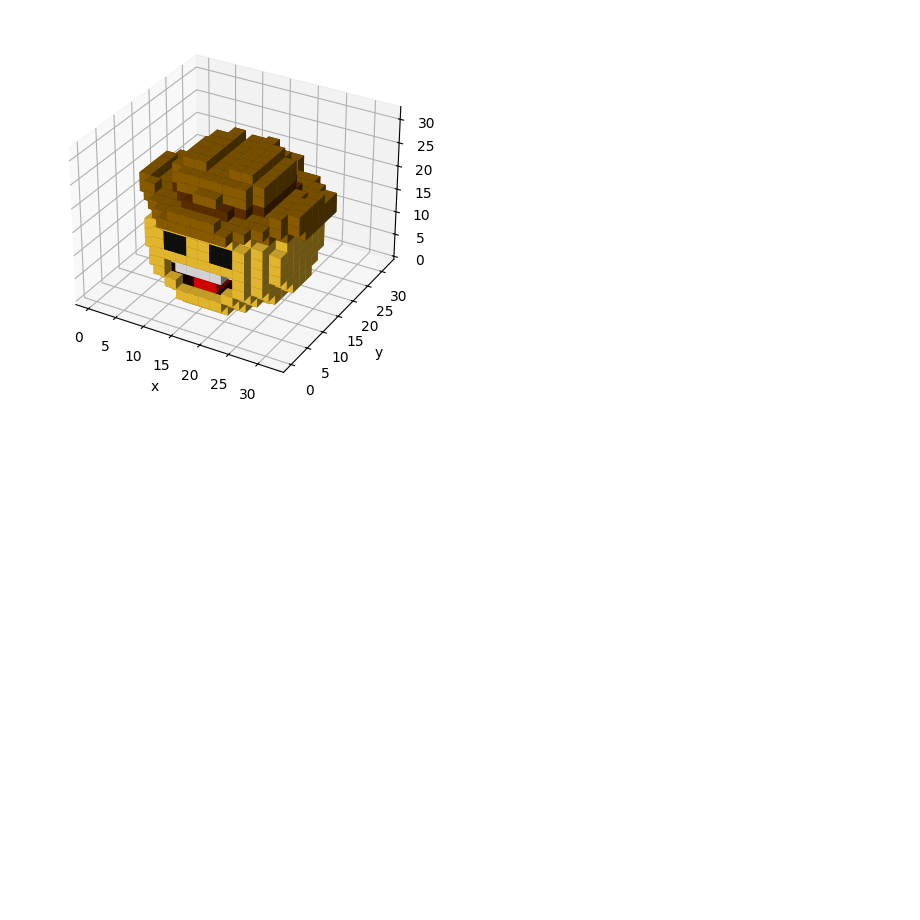
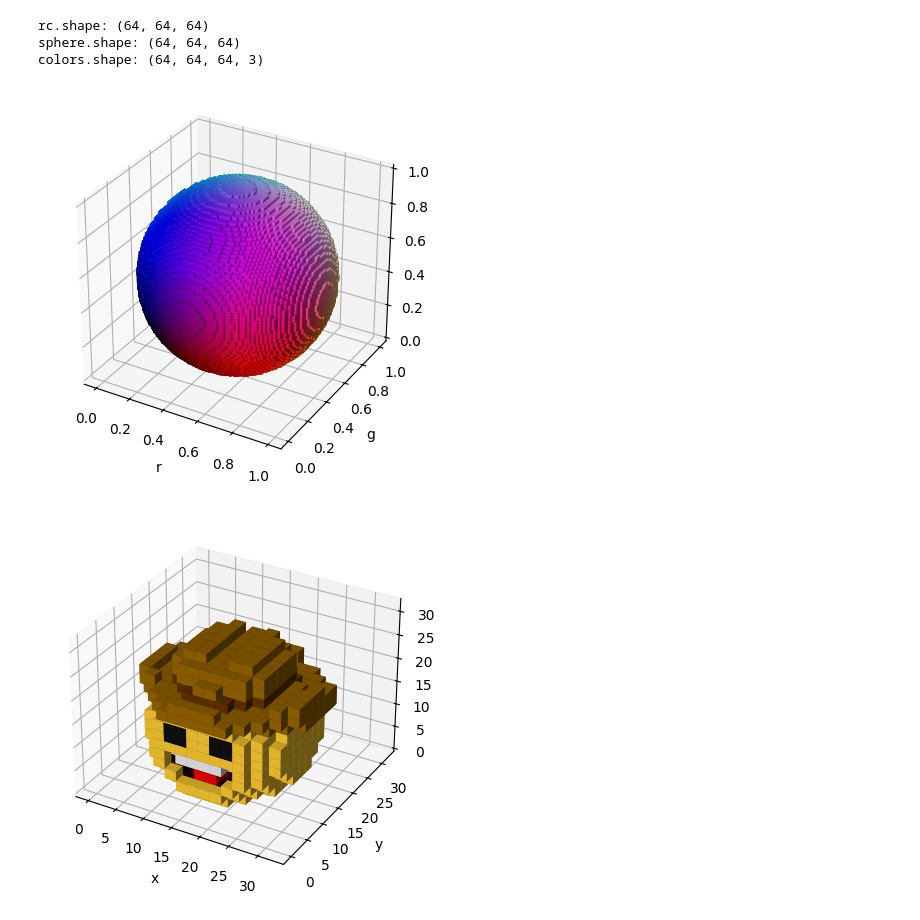
Before and after one commit to mravelo5874/neural-cellular-automata, a Jupyter notebook: 4_voxel_experiments/notebook.ipynb, the cells around one changed output. Drawn from its saved outputs; the diff is of its cells as text; code cells hidden in the pictures; blank space fills up the shorter version.

```diff
--- a/4_voxel_experiments/notebook.ipynb
+++ b/4_voxel_experiments/notebook.ipynb
@@ -47,34 +55,39 @@ def midpoints(x):
     return x
 
 # prepare some coordinates, and attach rgb values to each
-r, g, b = np.indices((17, 17, 17)) / 16.0
+r, g, b = np.indices((65, 65, 65)) / 64.0
 rc = midpoints(r)
 gc = midpoints(g)
 bc = midpoints(b)
 
 print ('rc.shape:',rc.shape)
 
 # define a sphere about [0.5, 0.5, 0.5]
 sphere = (rc - 0.5)**2 + (gc - 0.5)**2 + (bc - 0.5)**2 < 0.5**2
 print ('sphere.shape:',sphere.shape)
 
 # combine the color components
 colors = np.zeros(sphere.shape + (3,))
 colors[..., 0] = rc
 colors[..., 1] = gc
 colors[..., 2] = bc
 print ('colors.shape:',colors.shape)
 
 # and plot everything
 ax = plt.figure().add_subplot(projection='3d')
 ax.voxels(r, g, b, sphere,
           facecolors=colors,
           edgecolors=np.clip(2*colors - 0.5, 0, 1),  # brighter
           linewidth=1)
 ax.set(xlabel='r', ylabel='g', zlabel='b')
 ax.set_aspect('equal')
 
 plt.show()
+# %% [output]
+rc.shape: (64, 64, 64)
+sphere.shape: (64, 64, 64)
+colors.shape: (64, 64, 64, 3)
+[figure, added]
 # %%
 import torch
 import numpy as np
```
Also changed, not shown: parts of 1 cell of this notebook, 5 other files.
